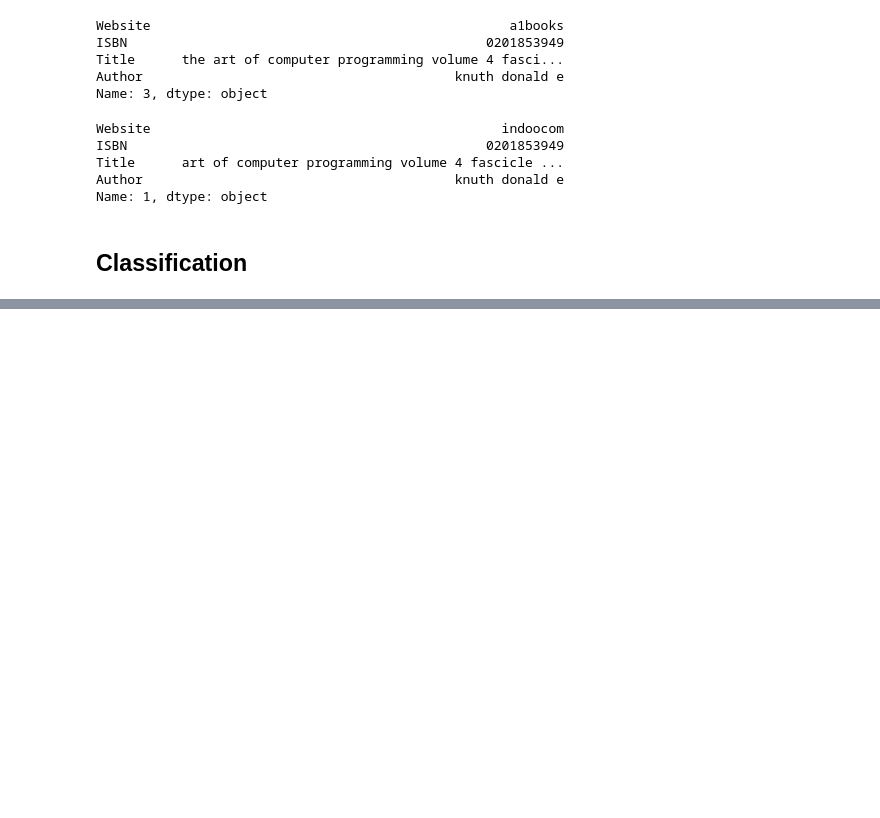
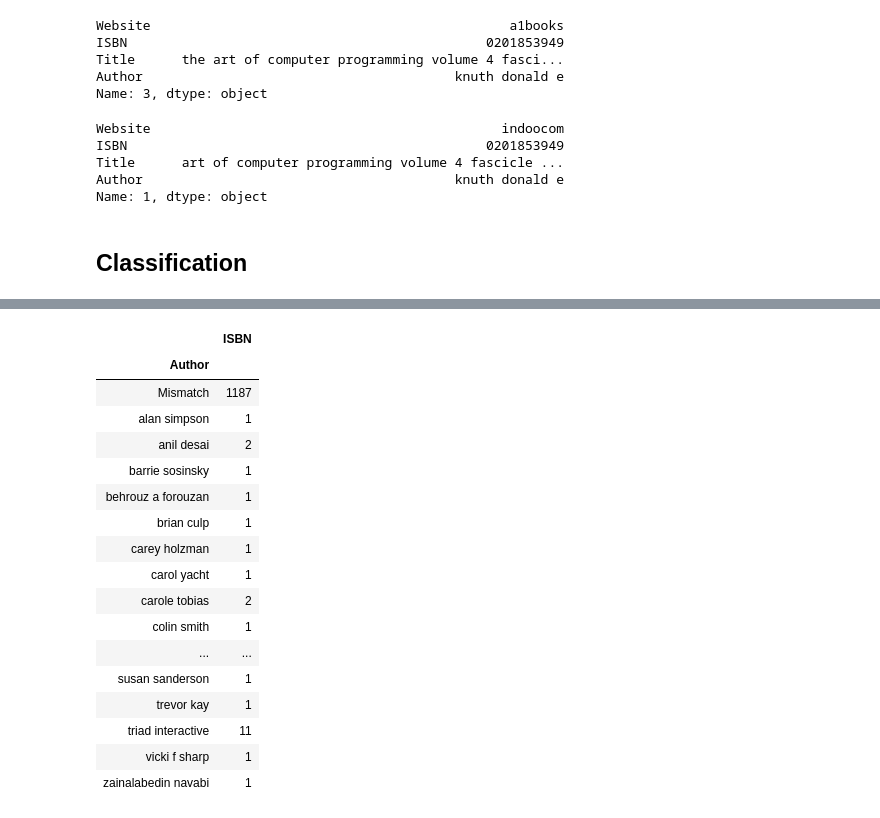
Before and after one commit to frenkowski/ML_aided_RecordLinkage, a Jupyter notebook: ProgettoAD.ipynb, the cells around one changed output, grey strips where cells are left out. Drawn from its saved outputs; the diff is of its cells as text; code cells hidden in the pictures; blank space fills up the shorter version.

```diff
--- a/ProgettoAD.ipynb
+++ b/ProgettoAD.ipynb
@@ -242,0 +283,5 @@ AttributeError: module 'array' has no attribute 'reshape'
+# %%
+s11 = pd.Series(list(map(tuple, book_dataset[['ISBN', 'Author']].values.tolist())))
+s12 = pd.Series(list(map(tuple, book_silver[['ISBN', 'Author']].values.tolist())))
+book_silver.loc[~s12.contain(s11), 'Author'] = 'Mismatch'
+print(book_silver)
@@ -242,0 +303,21 @@ AttributeError: module 'array' has no attribute 'reshape'
+# %%
+book_silver.groupby('Author').count()
+# %% [output]
+|  | ISBN |
+| Author |  |
+| Mismatch | 1187 |
+| alan simpson | 1 |
+| anil desai | 2 |
+| barrie sosinsky | 1 |
+| behrouz a forouzan | 1 |
+| brian culp | 1 |
+| carey holzman | 1 |
+| carol yacht | 1 |
+| carole tobias | 2 |
+| colin smith | 1 |
+| ... | ... |
+| susan sanderson | 1 |
+| trevor kay | 1 |
+| triad interactive | 11 |
+| vicki f sharp | 1 |
+| zainalabedin navabi | 1 |
```
Also changed, not shown: parts of 16 cells of this notebook, 2 other files.
